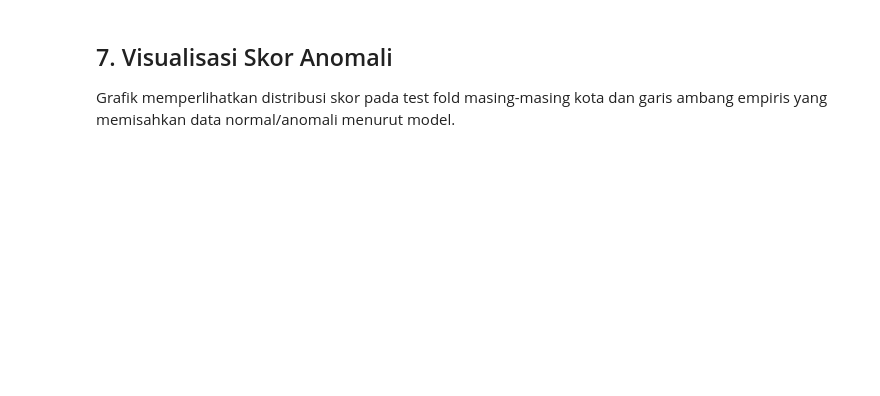
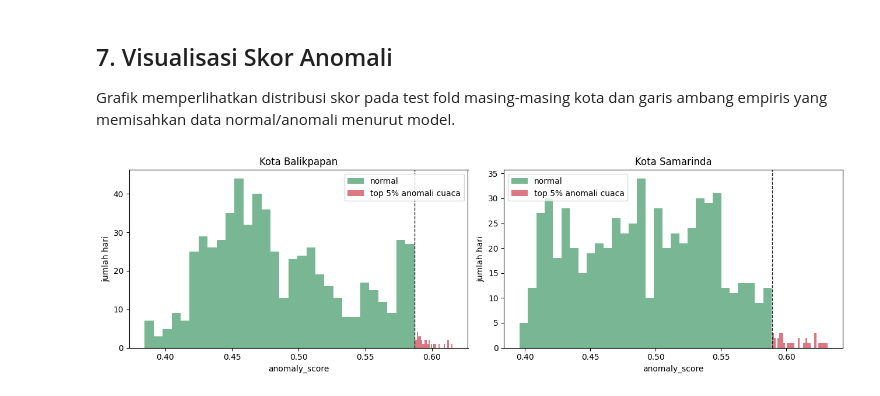
Before and after one commit to Noelsip/flood-bpn-smd, a Jupyter notebook: Flood_AutoML.ipynb, the cells around one changed output. Cells and saved outputs as stored; diff of their text form; code cells hidden in the pictures; blank space fills up the shorter version.

```diff
--- a/Flood_AutoML.ipynb
+++ b/Flood_AutoML.ipynb
@@ -49,21 +53,24 @@ else:
 ## 2. Import Library dan Konfigurasi
 # %%
 from pathlib import Path
+import importlib
 import warnings
 
 import numpy as np
 import pandas as pd
 import matplotlib.pyplot as plt
 
-from scripts.isolation_forest_per_city import (
-    DEFAULT_CITIES,
-    TARGET,
-    attach_kecamatan_prior,
-    evaluate_anomaly_overlap,
-    feature_columns,
-    run_per_city_isolation_forest,
-    save_outputs,
-)
+import scripts.isolation_forest_per_city as ifpc
+ifpc = importlib.reload(ifpc)
+
+DEFAULT_CITIES = ifpc.DEFAULT_CITIES
+DEFAULT_OPERATIONAL_TOP_RATE = ifpc.DEFAULT_OPERATIONAL_TOP_RATE
+TARGET = ifpc.TARGET
+attach_kecamatan_prior = ifpc.attach_kecamatan_prior
+evaluate_anomaly_overlap = ifpc.evaluate_anomaly_overlap
+feature_columns = ifpc.feature_columns
+run_per_city_isolation_forest = ifpc.run_per_city_isolation_forest
+save_outputs = ifpc.save_outputs
 
 warnings.filterwarnings("ignore")
 pd.set_option("display.float_format", lambda value: f"{value:,.4f}")
@@ -72,6 +79,7 @@ SEED = 42
 ANOMALY_CONTAMINATION = 0.05
 TRAIN_RATIO = 0.80
 SPLIT_MODE = "chronological_per_city"
+OPERATIONAL_TOP_RATE = DEFAULT_OPERATIONAL_TOP_RATE
 MAX_KECAMATAN_PER_ALERT = 3
 
 ROOT = Path.cwd()
@@ -128,6 +157,7 @@ summary_df, anomaly_df, city_results = run_per_city_isolation_forest(
     contamination=ANOMALY_CONTAMINATION,
     train_ratio=TRAIN_RATIO,
     split_mode=SPLIT_MODE,
+    operational_top_rate=OPERATIONAL_TOP_RATE,
     random_state=SEED,
 )
 
@@ -158,6 +199,7 @@ Evaluasi dipisah per kota dan tidak memakai confusion matrix. Label banjir histo
 # %%
 cols = [
     "city", "test_days", "detected_anomaly", "anomaly_rate",
+    "model_detected_anomaly", "model_anomaly_rate",
     "mean_anomaly_score", "max_anomaly_score",
     "historical_flood_days", "anomaly_on_historical_flood",
 ]
@@ -171,7 +213,8 @@ for city, result in city_results.items():
     top = result.test.sort_values("anomaly_score", ascending=False).head(10)
     show_cols = [
         col for col in [
-            "city", "time", "anomaly_score", "is_anomaly", "flood_anomaly", "anomaly_interpretation",
+            "city", "time", "anomaly_score", "anomaly_rank", "anomaly_score_percentile",
+            "model_is_anomaly", "top_5pct_anomaly", "is_anomaly", "flood_anomaly", "anomaly_interpretation",
             TARGET, "rain", "precip", "soil", "rain_roll7_sum", "precip_roll7_sum", "soil_roll7_mean",
         ] if col in top.columns
     ]
@@ -183,16 +258,18 @@ Grafik memperlihatkan distribusi skor pada test fold masing-masing kota dan gari
 # %%
 fig, axes = plt.subplots(1, len(city_results), figsize=(13, 4), squeeze=False)
 for ax, (city, result) in zip(axes.ravel(), city_results.items()):
     test = result.test.copy()
     normal = test[test["is_anomaly"] == 0]
     anomaly = test[test["is_anomaly"] == 1]
     ax.hist(normal["anomaly_score"], bins=30, alpha=0.75, label="normal", color="#4C9F70")
-    ax.hist(anomaly["anomaly_score"], bins=30, alpha=0.75, label="anomali cuaca", color="#D1495B")
+    ax.hist(anomaly["anomaly_score"], bins=30, alpha=0.75, label="top 5% anomali cuaca", color="#D1495B")
     if not anomaly.empty:
         ax.axvline(anomaly["anomaly_score"].min(), color="#222222", linestyle="--", linewidth=1)
     ax.set_title(city)
     ax.set_xlabel("anomaly_score")
     ax.set_ylabel("jumlah hari")
     ax.legend()
 plt.tight_layout()
 plt.show()
+# %% [output]
+[figure, added]
```
Also changed, not shown: parts of 13 cells of this notebook, 2 other files.
